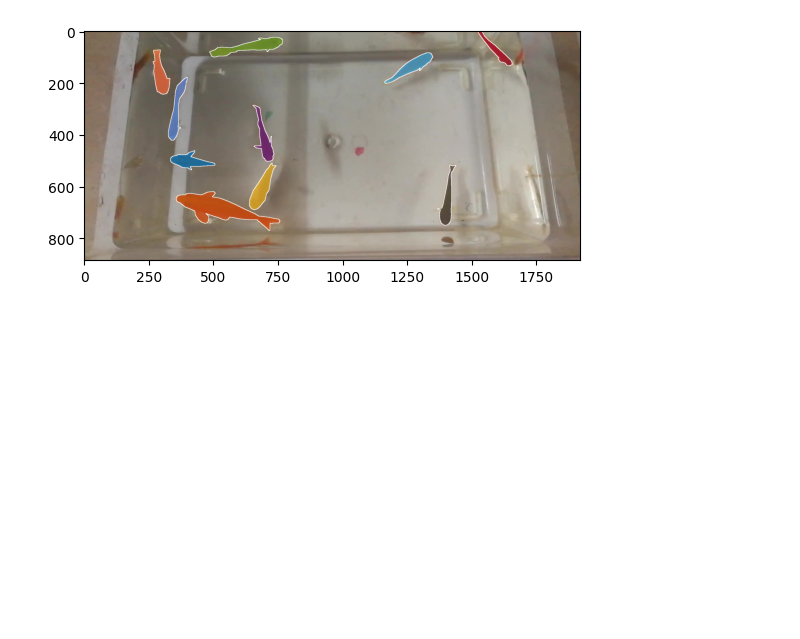
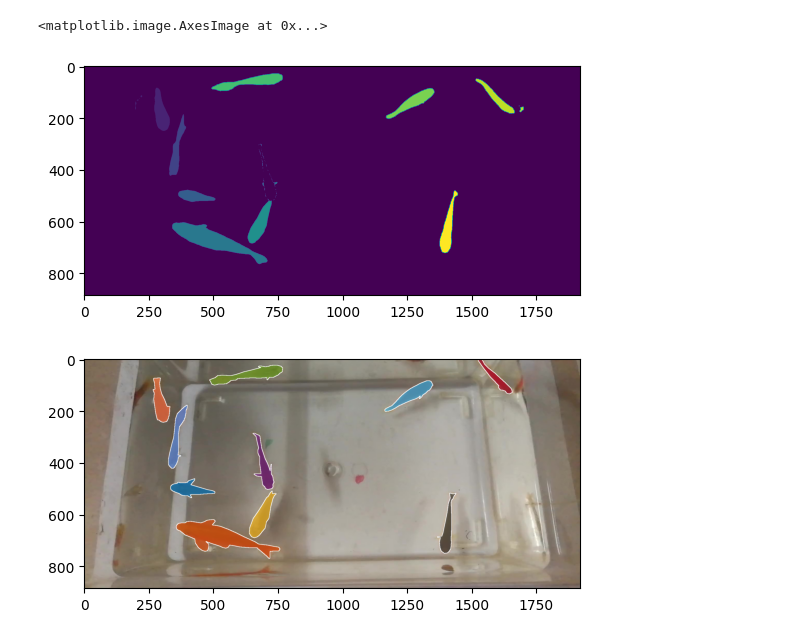
Before and after one commit to jpitagc/VOS-E-SAM, a Jupyter notebook: videoPipeline.ipynb, the cells around one changed output. Drawn from its saved outputs; the diff is of its cells as text; code cells hidden in the pictures; blank space fills up the shorter version.

```diff
--- a/videoPipeline.ipynb
+++ b/videoPipeline.ipynb
@@ -275,3 +271,8 @@ for image in painted_images_refinement:
+# %%
+plt.imshow(masks_refinement_point[2])
+# %% [output]
+<matplotlib.image.AxesImage at 0x...>
+[figure, added]
 # %%
 for image in painted_images:
     plt.imshow(image)
```
Also changed, not shown: parts of 24 cells of this notebook, 2 other files.
